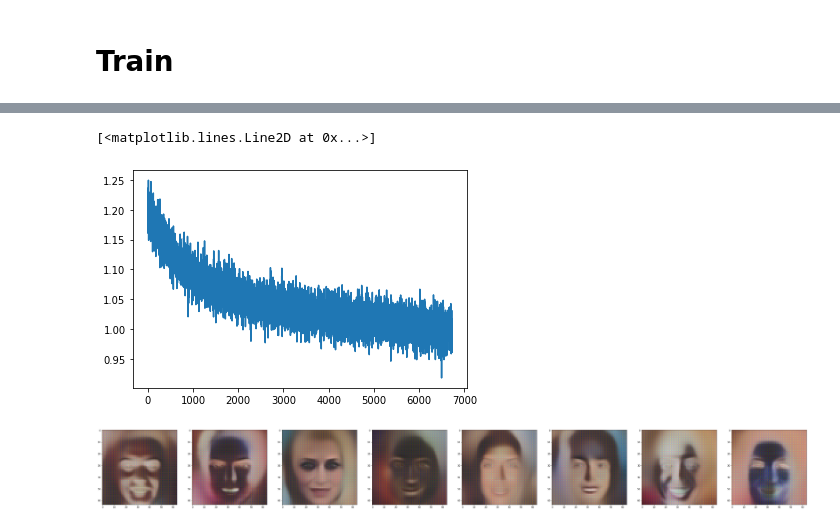
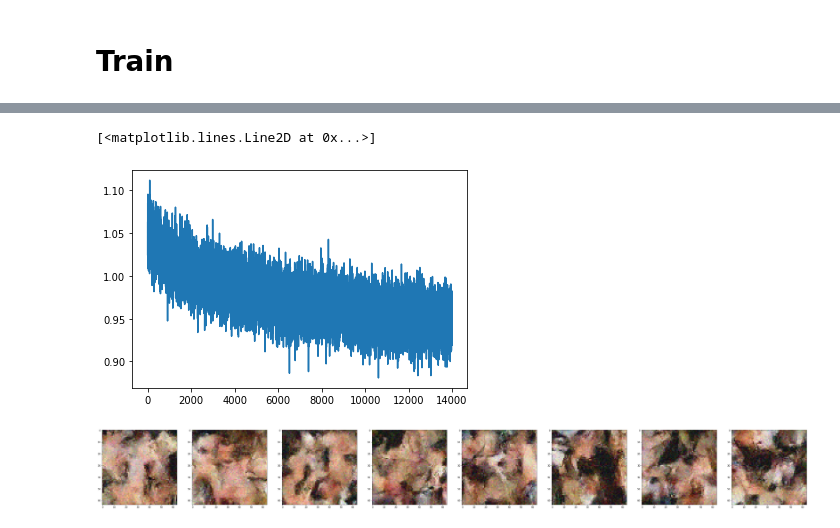
Before and after one commit to Information-Fusion-Lab-Umass/NuX, a Jupyter notebook: notebooks/GLOW.ipynb, the cells around one changed output, grey strips where cells are left out. Saved outputs shown, nothing was run; the diff lists cells and outputs as text; code cells hidden in the pictures.

```diff
--- a/notebooks/GLOW.ipynb
+++ b/notebooks/GLOW.ipynb
@@ -82,10 +81,16 @@ Use tf.where in 2.0, which has the same broadcast rule as np.where
 # %%
+params = None
+
+# Average a bunch of data dependent init runs.
+# Not the same as using a big batch size, but seems to work well
+jitted_init = jit(partial(init_fun, batched=True))
 key = random.PRNGKey(0)
-params = None
-for i in tqdm.notebook.tqdm(jnp.arange(25)):
+keys = random.split(key, 1)
+pbar = tqdm.notebook.tqdm(keys)
+for i, key in enumerate(pbar):
     data = next(ds)
     inputs = {'x': data['image']}
-    outputs, flow = init_fun(key, inputs, batched=True)
+    outputs, flow = jitted_init(key, inputs)
     if(params is None):
         params = flow.params
     else:
@@ -102,11 +107,6 @@ def nll(apply, params, state, inputs, **kwargs):
     return -jnp.mean(log_px), updated_state
 # %%
 clip_grads = jit(optimizers.clip_grads)
-
-def lr_schedule(i, warmup=1000, lr_decay=1.0, lr=1e-4):
-    return jnp.where(i < warmup,
-                     lr*i/warmup,
-                     lr*(lr_decay**(i - warmup)))
 
 class Model():
     def __init__(self, flow):
@@ -116,7 +116,7 @@ class Model():
         self.valgrad = jit(self.valgrad)
         self.ewma_params = flow.params
 
-        opt_init, opt_update, get_params = optimizers.adam(lr_schedule)
+        opt_init, opt_update, get_params = optimizers.adam(1e-3)
         self.opt_update = jit(opt_update)
         self.get_params = jit(get_params)
         self.opt_state = opt_init(flow.params)
@@ -133,17 +133,13 @@ class Model():
 
         self.flow = self.flow._replace(params=self.get_params(self.opt_state), state=state)
 
-        bits_per_dim = val/jnp.prod(self.flow.input_shapes['x'])/jnp.log(2)
+        bits_per_dim = val/jnp.prod(jnp.array(self.flow.input_shapes['x']))/jnp.log(2)
         self.losses.append(bits_per_dim)
         return bits_per_dim
 
     def sample(self, key, n_samples):
         z = random.normal(key, (n_samples,) + self.flow.output_shapes['x'])
-
-#         self.flow.state['affine_gaussian_prior_diag_cov']['sigma'] = 0.0
-        outputs, _ = self.flow.apply(self.flow.params, self.flow.state, {'x': z}, key=key, s=0.0, reverse=True)
-#         self.flow.state['affine_gaussian_prior_diag_cov']['sigma'] = 1.0
-
+        outputs, _ = self.flow.apply(self.flow.params, self.flow.state, {'x': z}, key=None, reverse=True)
         fz = outputs['x']
 
         # Undo the dequantization and logit scaling to make sure we end up between 0 and 1
@@ -152,12 +148,12 @@ class Model():
         fz += 0.05
         return fz
 
-NIF = Model(flow)
+NF = Model(flow)
 # %% [markdown]
 # Train
 # %%
-batch_size = 32
-n_iters = 2000000
+n_iters = 15000
+key = random.PRNGKey(1)
 keys = random.split(key, n_iters)
 pbar = tqdm.notebook.tqdm(enumerate(keys), total=n_iters)
 for i, key in pbar:
@@ -165,7 +161,7 @@ for i, key in pbar:
     inputs = {'x': x_batch}
 
     # Take a gradient step
-    val = NIF.grad_step(key, inputs)
+    val = NF.grad_step(key, inputs)
 
     pbar.set_description('bits/dim: %5.3f'%(val))
 
@@ -173,7 +169,7 @@ for i, key in pbar:
         eval_key = random.PRNGKey(1)
         n_samples = 8
 
-        fz = NIF.sample(eval_key, n_samples)
+        fz = NF.sample(eval_key, n_samples)
 
         # Plot the samples
         fig, axes = plt.subplots(1, n_samples, figsize=(7*n_samples, 7)); axes=axes.ravel()
@@ -212,18 +193,18 @@ KeyboardInterrupt:
 # %%
-plt.plot(NIF.losses[1000:])
+plt.plot(NF.losses[1000:])
 # %% [output]
 [<matplotlib.lines.Line2D at 0x...>]
-[figure, old version]
+[figure, new version]
 # %%
 eval_key = random.PRNGKey(1)
 n_samples = 8
 
-fz = NIF.sample(eval_key, n_samples)
+fz = NF.sample(eval_key, n_samples)
 
 # Plot the samples
 fig, axes = plt.subplots(1, n_samples, figsize=(7*n_samples, 7)); axes=axes.ravel()
 for i, ax in enumerate(axes):
     ax.imshow(fz[i])
 plt.show()
 # %% [output]
-[figure, old version]
+[figure, new version]
```
Also changed, not shown: parts of 3 cells of this notebook, 11 other files.
